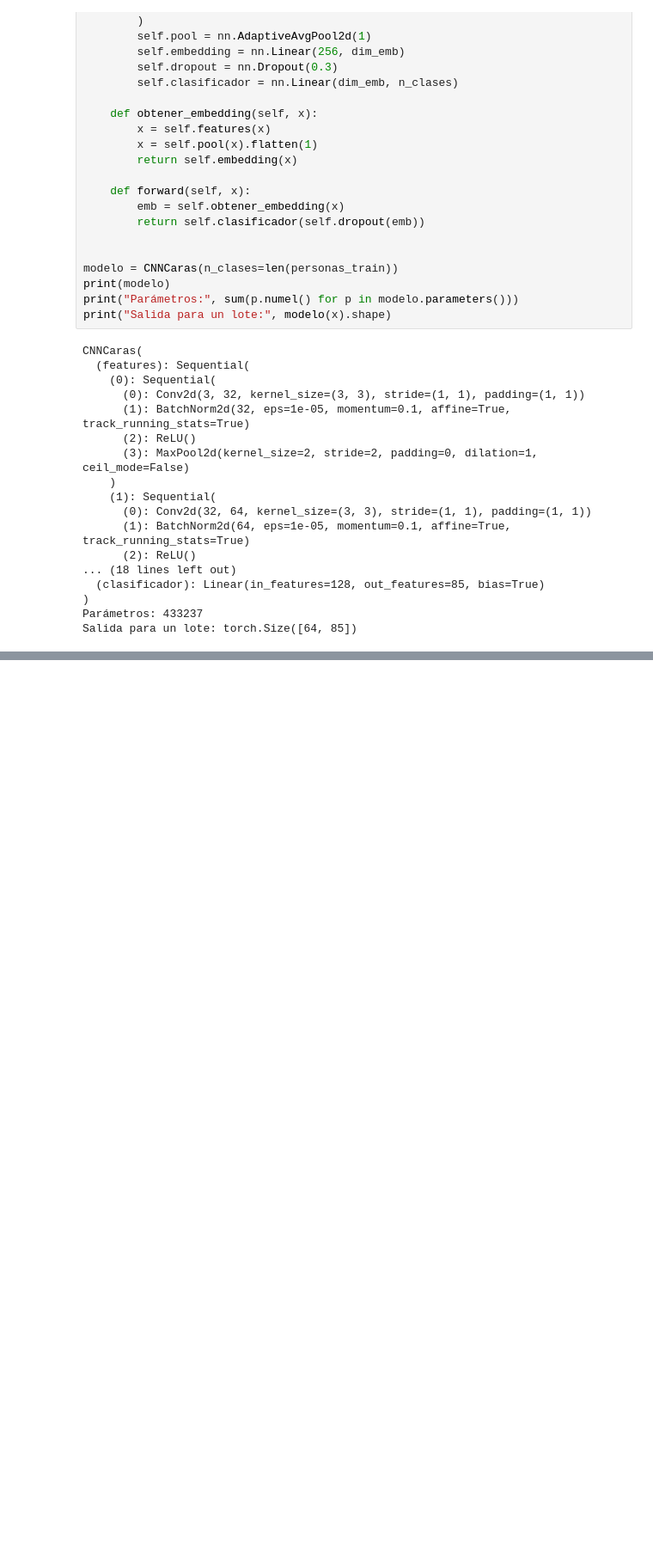
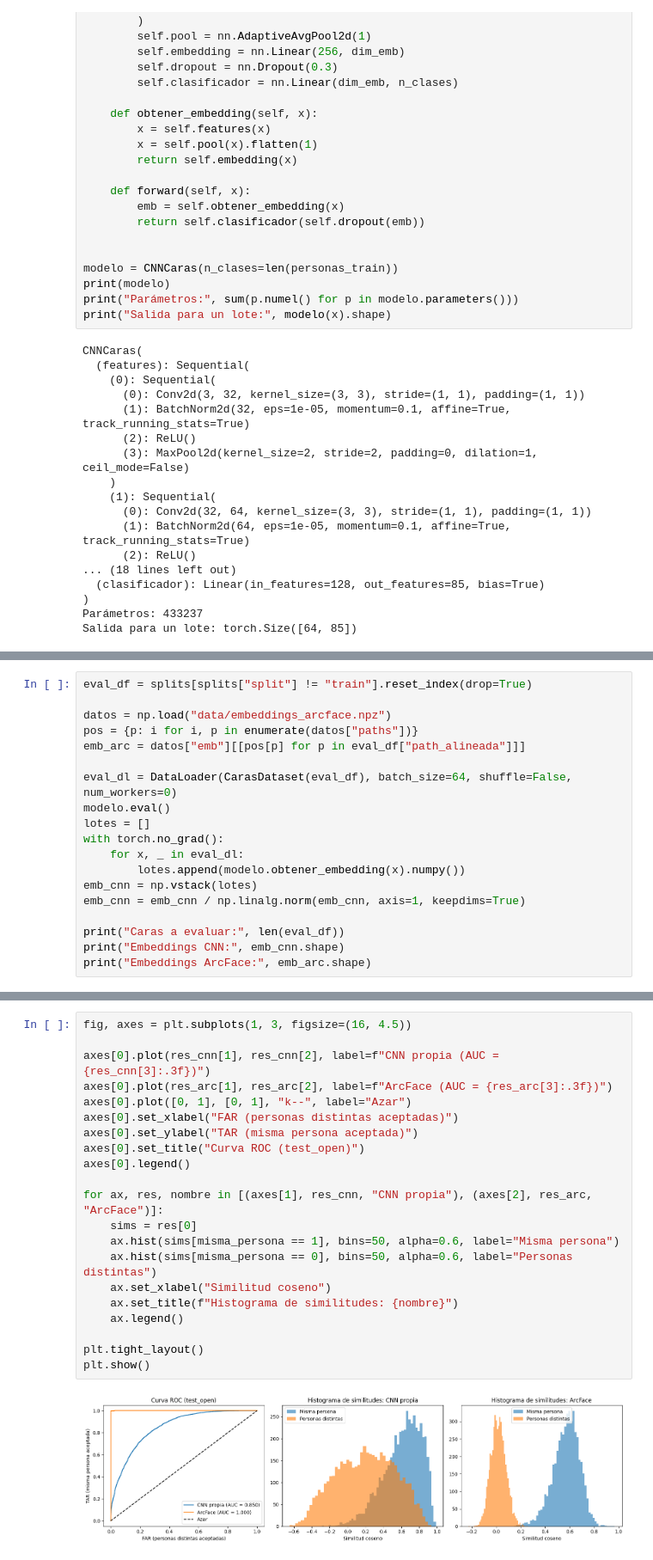
Before and after one commit to bethoven996/tuia-face-recognition-app, a Jupyter notebook: 2-train.ipynb, the cells around one changed output, grey strips where cells are left out. Shown at 86% size. Saved outputs shown, nothing was run; the diff lists cells and outputs as text; blank space fills up the shorter version.

Commit message:
feat: evaluación y comparación de modelos, elección de ArcFace

```diff
--- a/2-train.ipynb
+++ b/2-train.ipynb
@@ -213,0 +290,19 @@ KeyboardInterrupt:
+# %%
+eval_df = splits[splits["split"] != "train"].reset_index(drop=True)
+
+datos = np.load("data/embeddings_arcface.npz")
+pos = {p: i for i, p in enumerate(datos["paths"])}
+emb_arc = datos["emb"][[pos[p] for p in eval_df["path_alineada"]]]
+
+eval_dl = DataLoader(CarasDataset(eval_df), batch_size=64, shuffle=False, num_workers=0)
+modelo.eval()
+lotes = []
+with torch.no_grad():
+    for x, _ in eval_dl:
+        lotes.append(modelo.obtener_embedding(x).numpy())
+emb_cnn = np.vstack(lotes)
+emb_cnn = emb_cnn / np.linalg.norm(emb_cnn, axis=1, keepdims=True)
+
+print("Caras a evaluar:", len(eval_df))
+print("Embeddings CNN:", emb_cnn.shape)
+print("Embeddings ArcFace:", emb_arc.shape)
@@ -213,0 +376,23 @@ KeyboardInterrupt:
+# %%
+fig, axes = plt.subplots(1, 3, figsize=(16, 4.5))
+
+axes[0].plot(res_cnn[1], res_cnn[2], label=f"CNN propia (AUC = {res_cnn[3]:.3f})")
+axes[0].plot(res_arc[1], res_arc[2], label=f"ArcFace (AUC = {res_arc[3]:.3f})")
+axes[0].plot([0, 1], [0, 1], "k--", label="Azar")
+axes[0].set_xlabel("FAR (personas distintas aceptadas)")
+axes[0].set_ylabel("TAR (misma persona aceptada)")
+axes[0].set_title("Curva ROC (test_open)")
+axes[0].legend()
+
+for ax, res, nombre in [(axes[1], res_cnn, "CNN propia"), (axes[2], res_arc, "ArcFace")]:
+    sims = res[0]
+    ax.hist(sims[misma_persona == 1], bins=50, alpha=0.6, label="Misma persona")
+    ax.hist(sims[misma_persona == 0], bins=50, alpha=0.6, label="Personas distintas")
+    ax.set_xlabel("Similitud coseno")
+    ax.set_title(f"Histograma de similitudes: {nombre}")
+    ax.legend()
+
+plt.tight_layout()
+plt.show()
+# %% [output]
+[figure, added]
```
Also changed, not shown: parts of 28 cells of this notebook.
